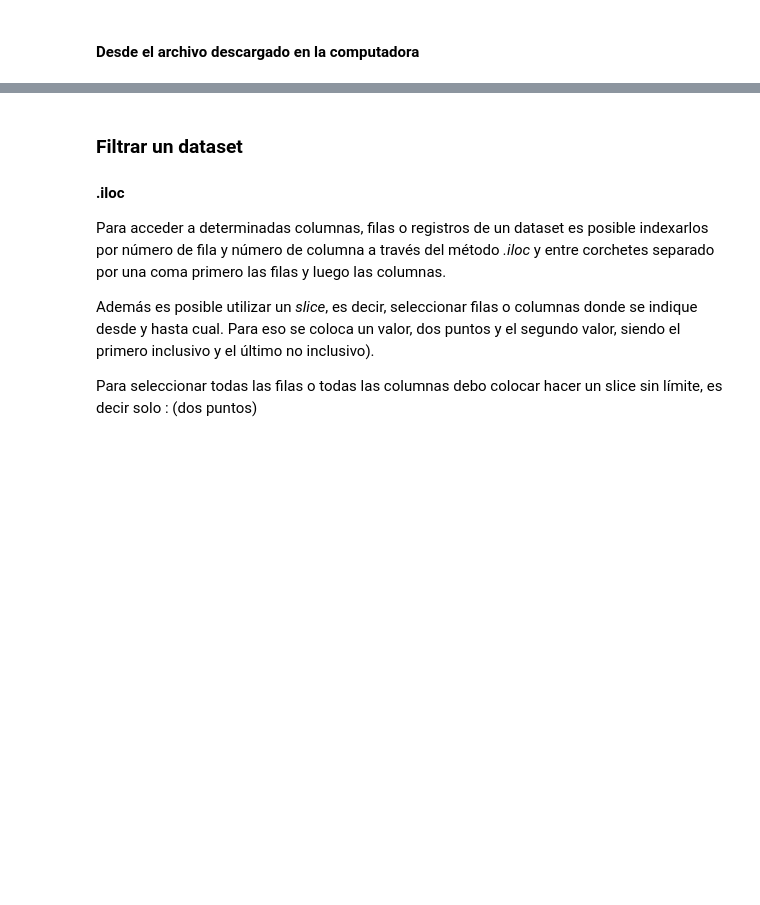
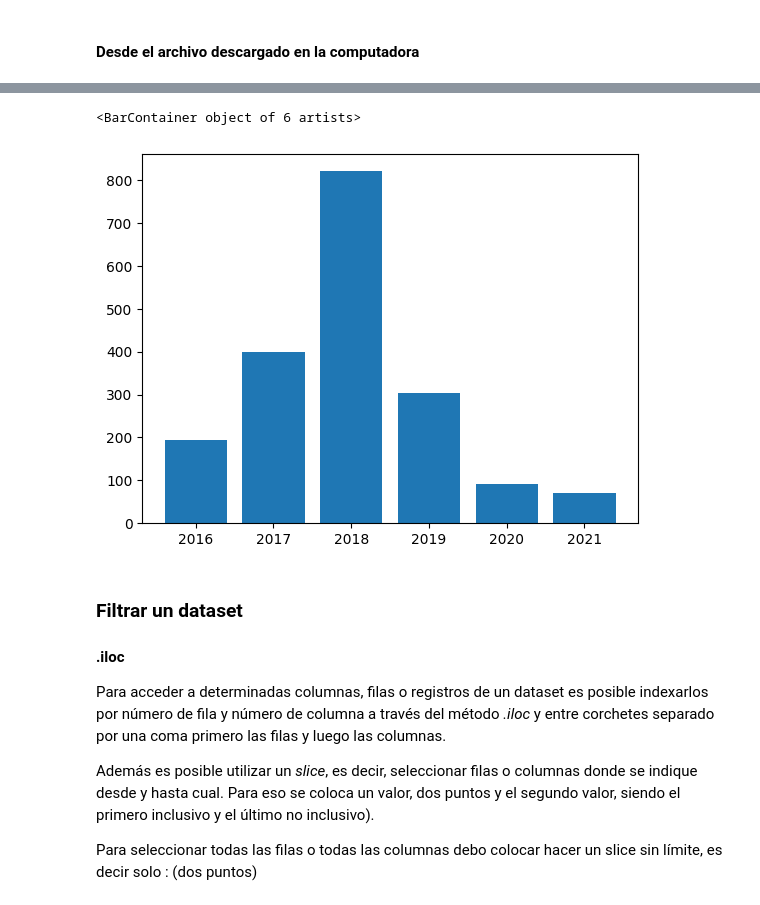
Before and after one commit to Osky205/cienciadedatos, a Jupyter notebook: m1/Encuentro 5/Pandas_ Filtrar y Visulizar.ipynb, the cells around one changed output, grey strips where cells are left out. Drawn from its saved outputs; the diff is of its cells as text; code cells hidden in the pictures; blank space fills up the shorter version.

```diff
--- a/m1/Encuentro 5/Pandas_ Filtrar y Visulizar.ipynb
+++ b/m1/Encuentro 5/Pandas_ Filtrar y Visulizar.ipynb
@@ -15,0 +63,5 @@ data.head(3)
+# %%
+plt.bar([2016,2017,2018,2019,2020,2021],promedio_participantes)
+# %% [output]
+<BarContainer object of 6 artists>
+[figure, added]
```
Also changed, not shown: parts of 16 cells of this notebook, 2 other files.
